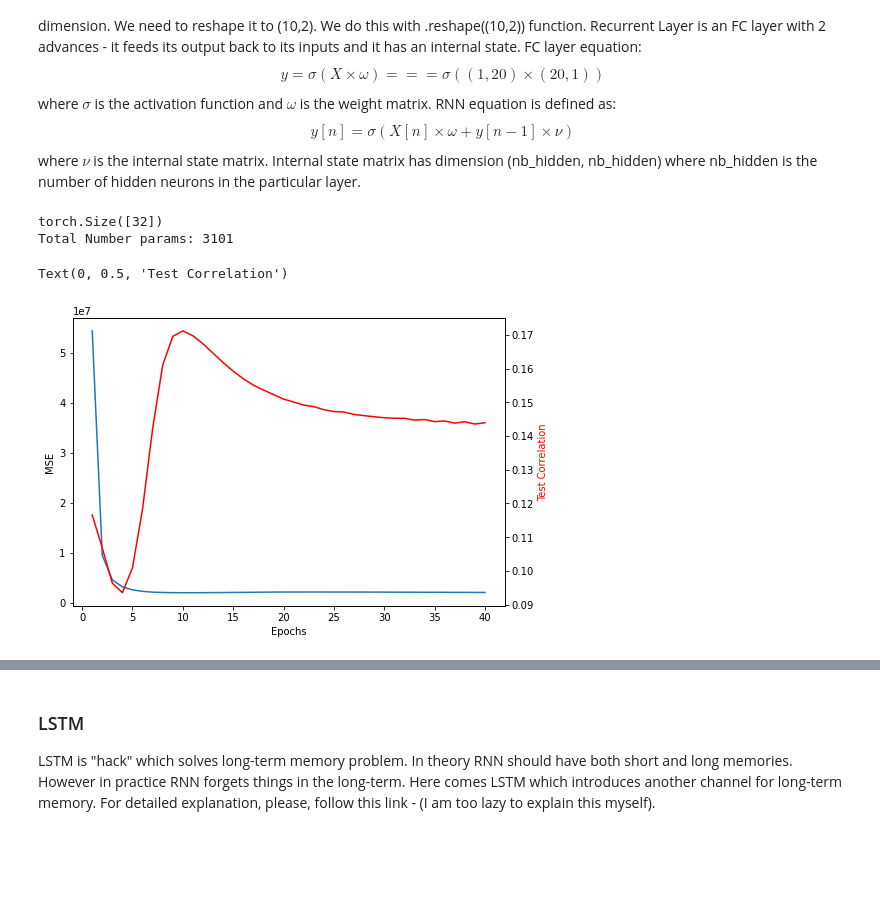
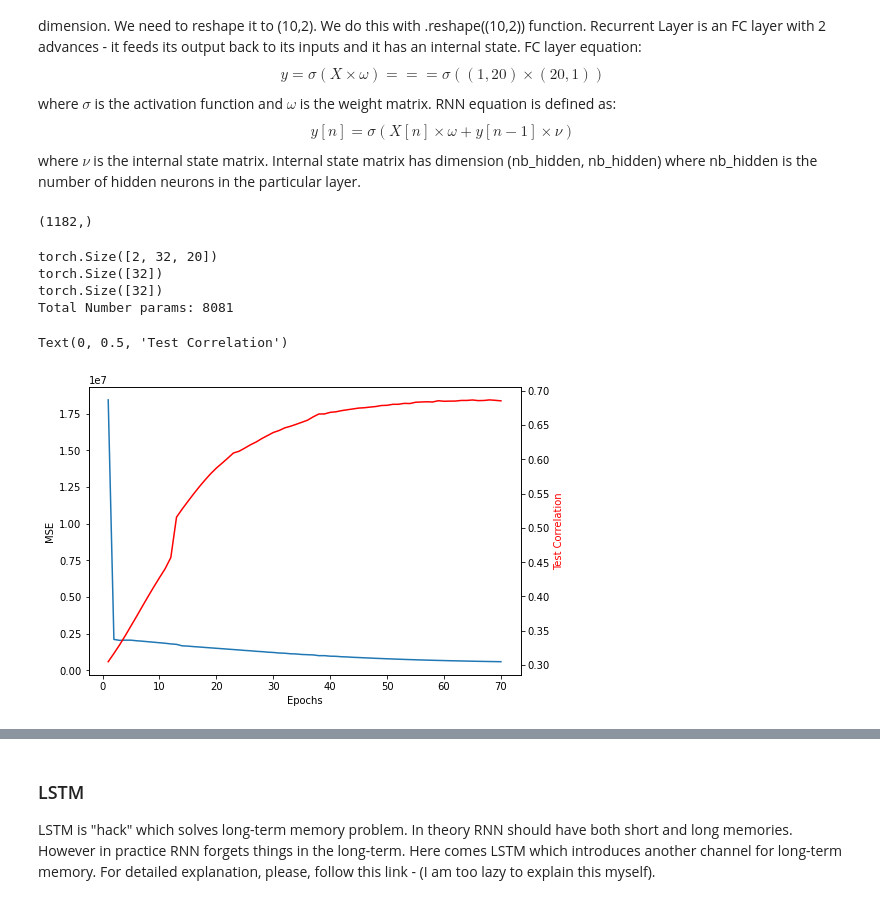
Before and after one commit to Sergeytata/Data-Science-Small-Tutorial, a Jupyter notebook: for_noobs_with_love.ipynb, the cells around one changed output, grey strips where cells are left out. Drawn from its saved outputs; the diff is of its cells as text; code cells hidden in the pictures; blank space fills up the shorter version.

Commit message:
LSTM and RNN added. Data Normalisation

```diff
--- a/for_noobs_with_love.ipynb
+++ b/for_noobs_with_love.ipynb
@@ -258,7 +280,7 @@ prices_columns = [X_columns.extend(["prev_price{}".format(nb_prev_points-i), "pr
 N = len(y)
 X = pd.DataFrame({}) # create empty dataframe
 for i in range(N):
-    prices_slice = prices[i:i+10].to_numpy()
+    prices_slice = prices[i:i+nb_prev_points].to_numpy()
     # prices_slice = np.concatenate([prices_slice[:,0],prices_slice[:,1]])
     # print(prices_slice.shape)
     df_tmp = pd.DataFrame(prices_slice.reshape(1,nb_prev_points*2), columns=X_columns)
@@ -325,2 +494,18 @@ from scipy import stats
+# %%
+# convert your time series data to time series sequences
+def to_time_series_sequences(X, y, seq_size, padding = 0):
+    N = X.shape[0]
+    N_out = N-seq_size + 1
+    nb_inputs = X.shape[-1]
+    # nb_outputs = y.shape[-1]
+    X_out = np.empty((N-seq_size+1, seq_size, nb_inputs))
+    y_out = np.empty((N-seq_size+1))
+    for i in range(seq_size, N):
+        # print(i-seq_size, i)
+        X_out[i-seq_size, :, :] = X[i-seq_size:i, :]
+        y_out[i-seq_size] = y[i-1]
+
+
+    return X_out, y_out
 # %% [markdown]
 ### Full-Connected ANN
@@ -534,10 +691,19 @@ $$
 y[n] = \sigma(X[n] \times \omega + y[n-1] \times \nu)
 $$
 where $\nu$ is the internal state matrix. Internal state matrix has dimension (nb_hidden, nb_hidden) where nb_hidden is the number of hidden neurons in the particular layer.
+# %%
+# prepare dataset
+seq_size = 2
+X_train_seq, y_train_seq = to_time_series_sequences(X_train.to_numpy(), y_train, seq_size)
+X_test_seq, y_test_seq = to_time_series_sequences(X_test.to_numpy(), y_test, seq_size)
+
+print(y_train_seq.shape)
+# %% [output]
+(1182,)
 # %%
 # define neural network model
 # the easies way to pass parameters to your model is to create a dictionary and pass all parameters as a single variable
-nb_inputs = 2 # define number of input features. In our case we have price and ema and their 10 previous observations => 2*10 = 20. We have 20 features!
+nb_inputs = nb_prev_points*2 # define number of input features. In our case we have price and ema and their 10 previous observations => 2*10 = 20. We have 20 features!
 nb_outputs = 1 #  define number of outputs. Our model predicts future price => we have 1 output
 batch_size = 32 # batch_size is used to speed up training. If batch size is 1 - Loss is computed from a single sample. If batch size > 1 the Loss is computed
 # as an average between samples in the particular batch, i.e. MSE is computed for all samples of batch of size 64 and than the average is take between these 64 samples
@@ -547,23 +713,26 @@ dtype = torch.float32 # we define the data type. It's import that we have a sing
 param = {
     'nb_inputs': nb_inputs,
     'nb_outputs': nb_outputs,
-    'nb_rnn1_hidden': 50,
+    'nb_rnn1_hidden': 80,
     'nb_rnn1_layers': 1,
     'nb_rnn2_hidden': 15,
-    'nb_rnn2_layers': 2,
+    'nb_rnn2_layers': 1,
+    'seq_size': seq_size,
     'p': 0.2, # dropout probability
     # 'linear1_nb_hidden': ,
 }
 
 # define model. In PyTorch Model is defined by inhereting a new class from torch.nn.Module. This means we create an object which has similar function as torch.nn.Module. Then we extend this
 # object with features we like. In our case with layers
-class LinearModel(torch.nn.Module):
+class RNNModel(torch.nn.Module):
     def __init__(self, param):
-        super(LinearModel, self).__init__() # this required to initilise all torch.nn.Module functions and internal variables
+        super(RNNModel, self).__init__() # this required to initilise all torch.nn.Module functions and internal variables
         # create RNN layer
         self.nb_rnn1_hidden = param['nb_rnn1_hidden']
         self.rnn1 = torch.nn.RNN(param['nb_inputs'], param['nb_rnn1_hidden'], param['nb_rnn1_layers'], bias = False, nonlinearity = 'relu', dropout = 0).to(device)
-        self.linear3 = torch.nn.Linear(param['nb_rnn1_hidden']*nb_prev_points, param['nb_outputs']).to(device) # (batch_size,linear2_nb_hidden) -> (batch_size,nb_outputs)
+        # self.linear3 = torch.nn.Linear(param['nb_rnn1_hidden']*nb_prev_points, param['nb_outputs']).to(device) # (batch_size, nb_rnn1_hidden*nb_prev_points) -> (batch_size,nb_outputs)
+        self.linear3 = torch.nn.Linear(param['nb_rnn1_hidden'], param['nb_outputs']).to(device) # (batch_size, nb_rnn1_hidden) -> (batch_size,nb_outputs)
+
 
         # define activation function
         self.relu = torch.nn.ReLU()
@@ -578,16 +747,21 @@ class LinearModel(torch.nn.Module):
         x, _ = self.rnn1(x) # input size must be (nb_steps, batch_size, nb_inputs)
         # x = self.relu(x)
         # x = self.dropout(x)
-        # x = x[-1,:,:] # select the last output
-        x = x.reshape(batch_size, nb_prev_points*self.nb_rnn1_hidden)
+        x = x[-1,:,:] # select the last output
+        # x = x.reshape(batch_size, nb_prev_points*self.nb_rnn1_hidden)
         x = self.linear3(x).squeeze() # .squeeze() is used to remove unit dimensions, i.e. (64,1) -> (64,).
         return x
 
 
-x = torch.randn((nb_prev_points, batch_size, nb_inputs), device=device) # create a random matrix to test our model
-model = LinearModel(param) # compile model. create an object.
+# x = torch.randn((nb_prev_points, batch_size, nb_inputs), device=device) # create a random matrix to test our model
+for x_batch, y_batch in my_generator(X_train_seq, y_train_seq, batch_size):
+    x_batch = x_batch.reshape((seq_size, batch_size, nb_inputs))
+    print(x_batch.shape)
+    print(y_batch.shape)
+    break
+model = RNNModel(param) # compile model. create an object.
 
-print(model(x).shape) # check model output dimenstion
+print(model(x_batch.reshape(seq_size, batch_size, nb_inputs)).shape) # check model output dimenstion
 
 # compute total number of parameters
 total_params = 0
@@ -596,15 +770,17 @@ for p in model.parameters():
     # print((p.shape))
 print('Total Number params: {}'.format(total_params))
 # %% [output]
+torch.Size([2, 32, 20])
 torch.Size([32])
-Total Number params: 3101
+torch.Size([32])
+Total Number params: 8081
 # %%
 # Training loop
-batch_size = 32
+batch_size = 16
 # epoch are used to train your nat longer than the number of data points you have
-nb_epochs = 40
+nb_epochs = 70
 # compile your model
-model = LinearModel(param)
+model = RNNModel(param)
 # define Loss function
 loss_fn = torch.nn.MSELoss()
 # define optimiser
@@ -619,13 +795,14 @@ for e in range(nb_epochs):
     local_loss = []
     # turn on training
     model.train()
-    for x_batch, y_batch in my_generator(X_train.to_numpy(), y_train, batch_size):
+    for x_batch, y_batch in my_generator(X_train_seq, y_train_seq, batch_size):
+        x_batch = x_batch.reshape((seq_size, batch_size, nb_inputs))
         # print(x_batch.shape)
-        x_batch = x_batch.reshape((nb_prev_points, batch_size, nb_inputs))
+        # print(y_batch.shape)
         # compute model prediction
         # print(x_batch.shape)
         output = model(x_batch)
-
+        # print(output.shape)
         # compute loss
         loss_val = loss_fn(output, y_batch)
         # reset optimiser gradients to zero
@@ -642,33 +819,33 @@ for e in range(nb_epochs):
     # add mean loss to loss hist
     loss_hist.append(mean_loss)
 
 
     # compute test correlation
     # turn off training
     model.eval()
     local_corrs = []
-    for x_batch, y_batch in my_generator(X_test.to_numpy(), y_train, batch_size):
-        x_batch = x_batch.reshape((nb_prev_points, batch_size, nb_inputs))
+    for x_batch, y_batch in my_generator(X_test_seq, y_test_seq, batch_size):
+        x_batch = x_batch.reshape((seq_size, batch_size, nb_inputs))
         output = model(x_batch)
         # loss_val = loss_fn(output, y_batch)
         # local_loss.append(loss_val.item())
         output = output.cpu().detach().numpy()
         y_batch = y_batch.cpu().detach().numpy()
         # print(output)
         corr = stats.pearsonr(output, y_batch)
         local_corrs.append(corr[0])
 
     corrs.append(np.mean(local_corrs))
 
 plt.close()
 fig = plt.figure()
 ax = fig.add_axes([0, 0, 1, 1])
 ax.plot(np.arange(1,nb_epochs+1),np.array(loss_hist).T)
 ax.set_xlabel('Epochs')
 ax.set_ylabel('MSE')
 ax2 = ax.twinx()
 ax2.plot(np.arange(1,nb_epochs+1),np.array(corrs).T, c='red')
 ax2.set_ylabel('Test Correlation', color='red')
 # %% [output]
 Text(0, 0.5, 'Test Correlation')
-[figure, old version]
+[figure, new version]
```
Also changed, not shown: parts of 23 cells of this notebook.
